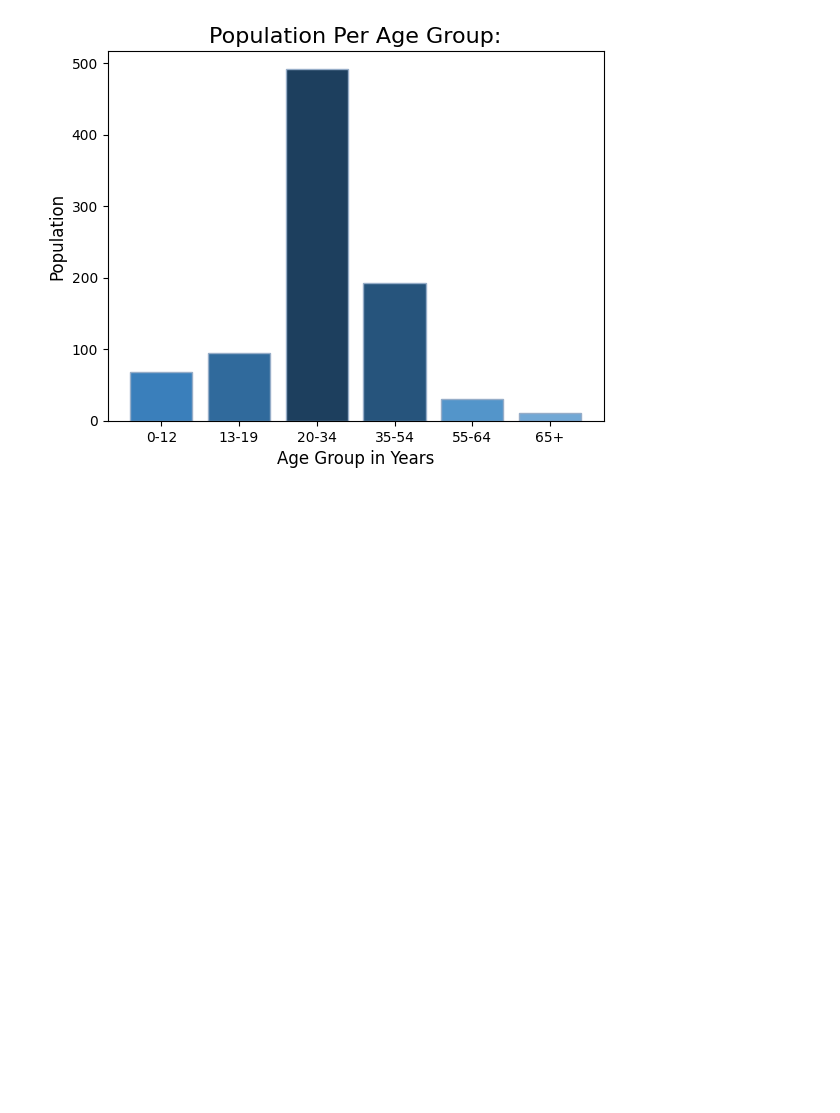
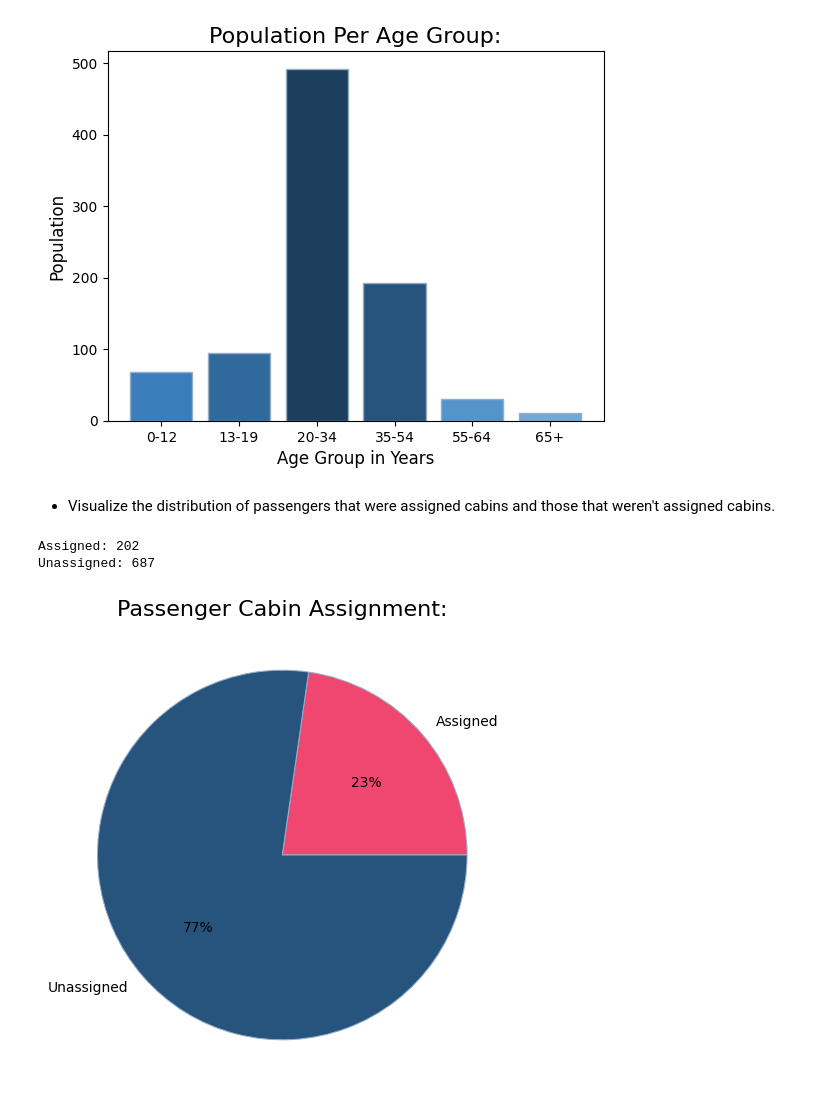
Before and after one commit to grace-sampao/Cyber-Shujaa---Exploratory-Data-Analysis, a Jupyter notebook: exploratory_data_analysis.ipynb, the cells around one changed output. Drawn from its saved outputs; the diff is of its cells as text; code cells hidden in the pictures; blank space fills up the shorter version.

Commit message:
Plotted the distribution of passenger cabin assignment.

```diff
--- a/exploratory_data_analysis.ipynb
+++ b/exploratory_data_analysis.ipynb
@@ -810,3 +810,34 @@ plt.ylabel("Population", fontsize=12)
 plt.show()
 # %% [output]
 [figure]
+# %% [markdown]
+- Visualize the distribution of passengers that were assigned cabins and those that weren't assigned cabins.
+# %%
+cabin_assignment = titanic_dataset.copy()
+cabin_assignment['Cabin'].replace(
+  {'Unassigned': np.nan},
+  inplace=True
+)
+
+print(
+  f"Assigned: {cabin_assignment.loc[cabin_assignment['Cabin'].isna() == False].shape[0]}",
+  f"\nUnassigned: {cabin_assignment.loc[cabin_assignment['Cabin'].isna() == True].shape[0]}"
+  )
+# %% [output]
+Assigned: 202
+Unassigned: 687
+# %%
+fig, ax = plt.subplots(figsize=(6, 6))
+
+ax.pie(
+  [202, 687],
+  labels=['Assigned', 'Unassigned'],
+  colors=[bubblegum_pink, dusk_blue],
+  wedgeprops={'linewidth': 0.75, 'edgecolor': powder_blue},
+  autopct='%1.0f%%'
+)
+ax.set_title('Passenger Cabin Assignment:', fontsize='16')
+
+plt.show()
+# %% [output]
+[figure, added]
```
Also changed, not shown: parts of 9 cells of this notebook.
